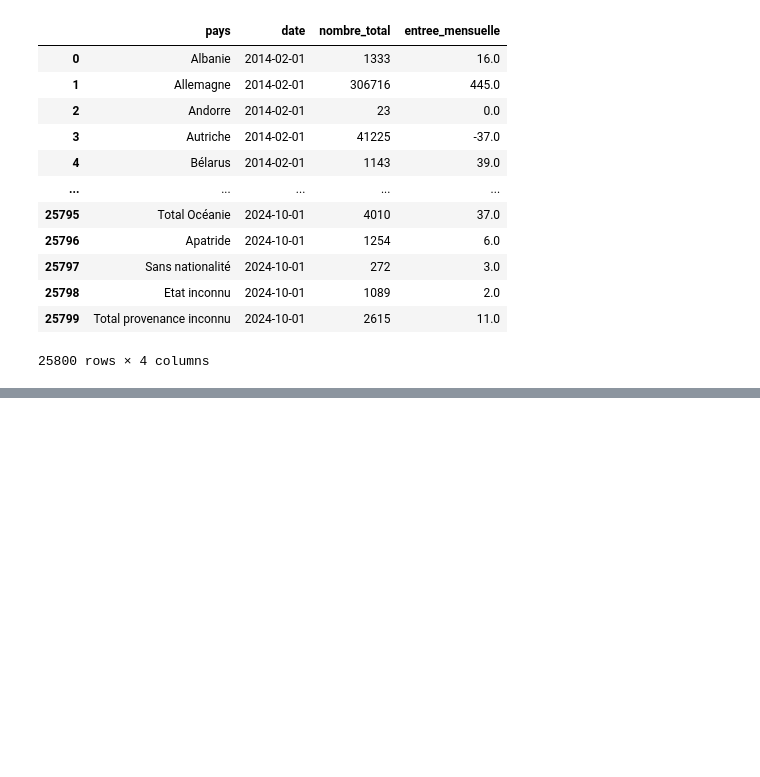
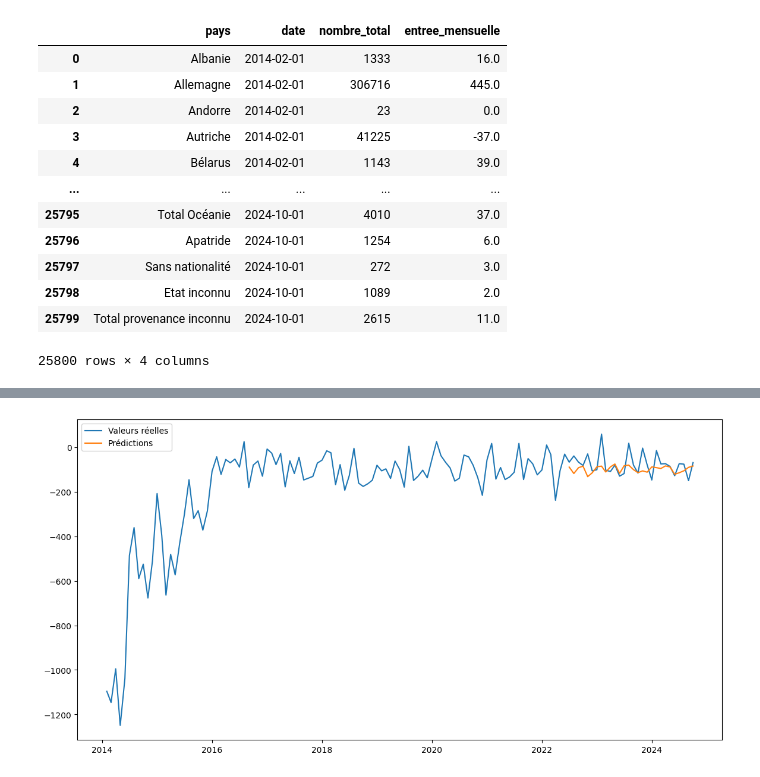
Before and after one commit to SuperMegaFort/TSM-AnSeqDa, a Jupyter notebook: LSTM.ipynb, the cells around one changed output, grey strips where cells are left out. Drawn from its saved outputs; the diff is of its cells as text; code cells hidden in the pictures; blank space fills up the shorter version.

```diff
--- a/LSTM.ipynb
+++ b/LSTM.ipynb
@@ -86,0 +146,10 @@ history.history
+# %%
+test = data[data['pays'] == pays].sort_values(by='date')
+
+plt.figure(figsize=(14, 7))
+plt.plot(test['date'], test['entree_mensuelle'], label='Valeurs réelles')
+plt.plot(test['date'].iloc[-len(y_test):], predicted_values, label='Prédictions')
+plt.legend()
+plt.show()
+# %% [output]
+[figure, added]
```
Also changed, not shown: parts of 5 cells of this notebook, 1 other file.
